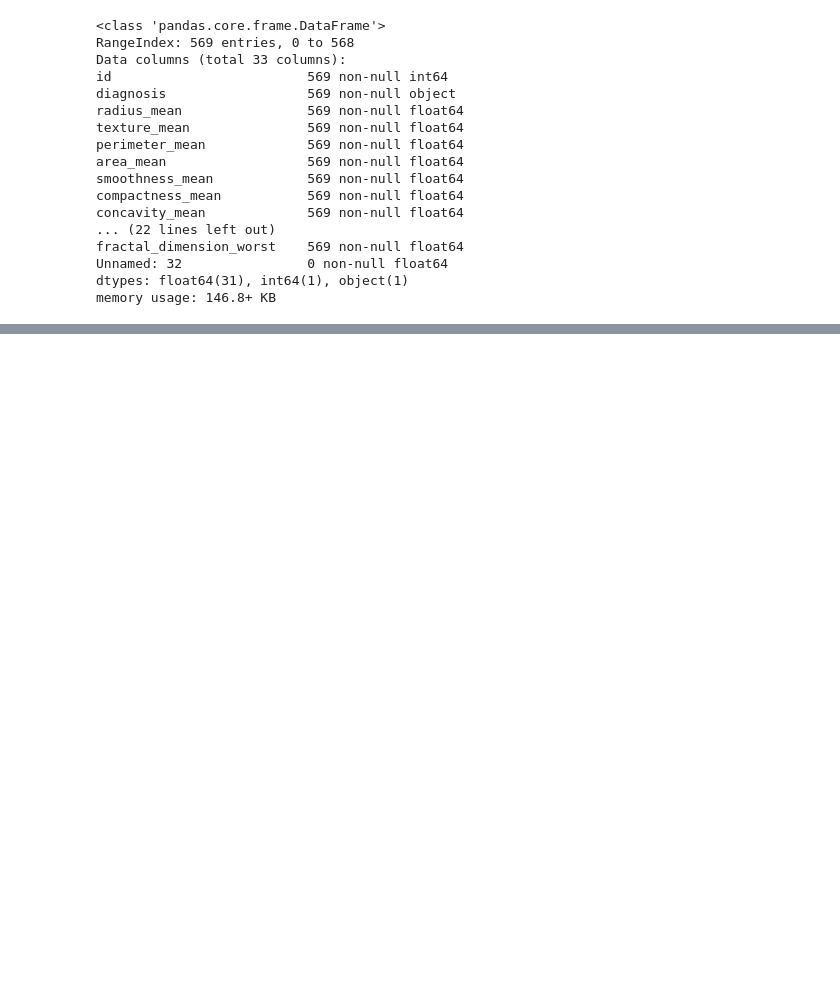
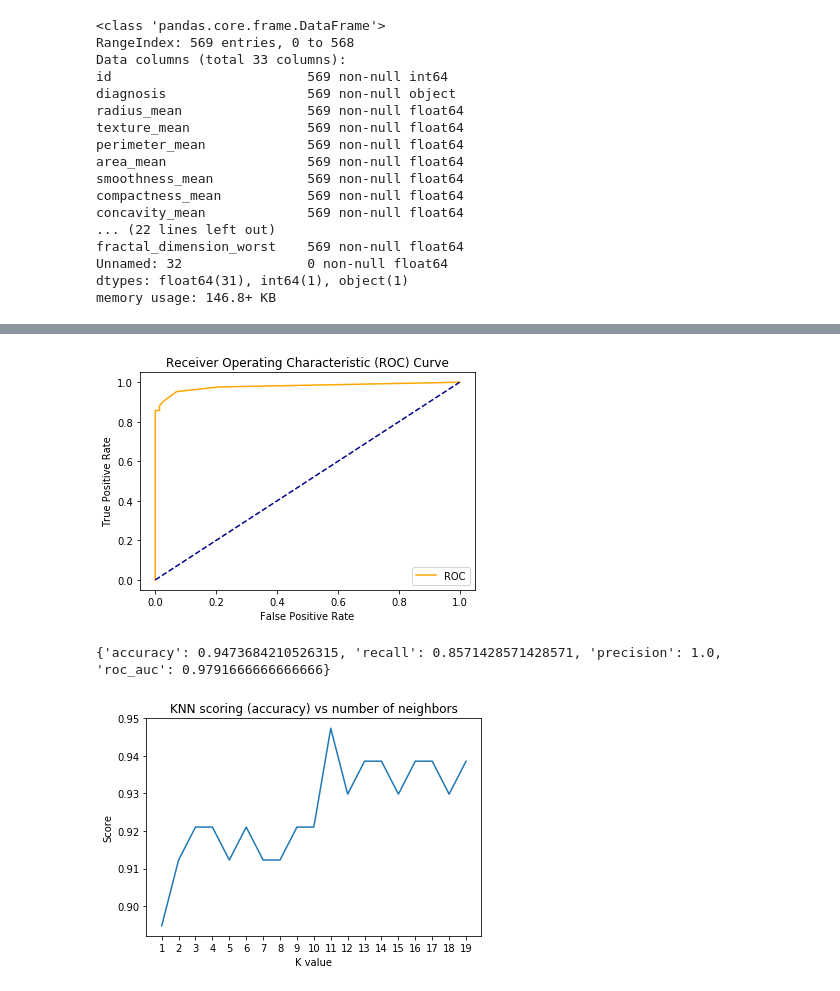
Before and after one commit to albertobagnacani/BreastCancerPrediction, a Jupyter notebook: src/notebook.ipynb, the cells around one changed output, grey strips where cells are left out. Drawn from its saved outputs; the diff is of its cells as text; code cells hidden in the pictures; blank space fills up the shorter version.

```diff
--- a/src/notebook.ipynb
+++ b/src/notebook.ipynb
@@ -178,13 +83,0 @@ Test Accuracy 93.86%
-# %%
-# ROC_AUC score
-# TODOP decouple
-from sklearn.metrics import roc_auc_score
-probs = lr.predict_proba(X_test)
-probs = probs[:, 1] # probs of positive class
-auc_s = roc_auc_score(y_test, probs)*100
-auc['Logistic Regression'] = auc_s
-print("AUC {:.2f}%".format(auc_s))
-
-from sklearn.metrics import roc_curve
-fpr, tpr, thresholds = roc_curve(y_test, probs)
-plot_roc_curve("lr", fpr, tpr)
@@ -470,0 +136,7 @@ plot_confusion_matrices(cms)
+# %%
+# 3) Select and train a model
+predictions = {}
+metrics = {}
+# specificity
+# f_score
+# cross_val_Score
@@ -470,0 +198,47 @@ plot_confusion_matrices(cms)
+# %%
+# 3.3) KNN Classification
+from sklearn.neighbors import KNeighborsClassifier
+
+def best_n_of_neighbors(neighbors, score_list, X_train, y_train, X_test, y_test):
+    for i in range(1, neighbors):
+        knn = KNeighborsClassifier(n_neighbors=i)
+        knn.fit(X_train, y_train)
+        score = knn.score(X_test, y_test)
+        score_list.append(score)
+
+    return score_list.index(max(score_list))+1
+
+def knn_score_plot(neighbors, score_list):
+    plt.plot(range(1, neighbors), score_list)
+    plt.xticks(np.arange(1, neighbors, 1))
+    plt.title('KNN scoring (accuracy) vs number of neighbors')
+    plt.xlabel("K value")
+    plt.ylabel("Score")
+    plt.savefig("../res/plots/knn_neighbors.png")
+    plt.show()
+
+neighbors = 20
+score_list = []
+model_name = "K-Nearest_Neighbors"
+model = KNeighborsClassifier(n_neighbors=best_n_of_neighbors(neighbors, score_list, X_train, y_train, X_test, y_test))
+model.fit(X_train, y_train)
+y_pred = model.predict(X_test)
+predictions[model_name] = y_pred
+
+auc_s, probs = roc_auc_for_model(model, X_test, y_test)
+fpr, tpr, thresholds = roc_curve(y_test, probs)
+plot_roc_curve(model_name, fpr, tpr)
+
+metrics[model_name] = {}
+metrics[model_name]["accuracy"] = model.score(X_test, y_test)
+metrics[model_name]["recall"] = recall_score(y_test, y_pred)
+metrics[model_name]["precision"] = precision_score(y_test, y_pred)
+metrics[model_name]["roc_auc"] = auc_s
+
+print(metrics[model_name])
+
+knn_score_plot(neighbors, score_list)
+# %% [output]
+[figure, added]
+{'accuracy': 0.9473684210526315, 'recall': 0.8571428571428571, 'precision': 1.0, 'roc_auc': 0.9791666666666666}
+[figure, added]
```
Also changed, not shown: parts of 50 cells of this notebook, 10 other files.
